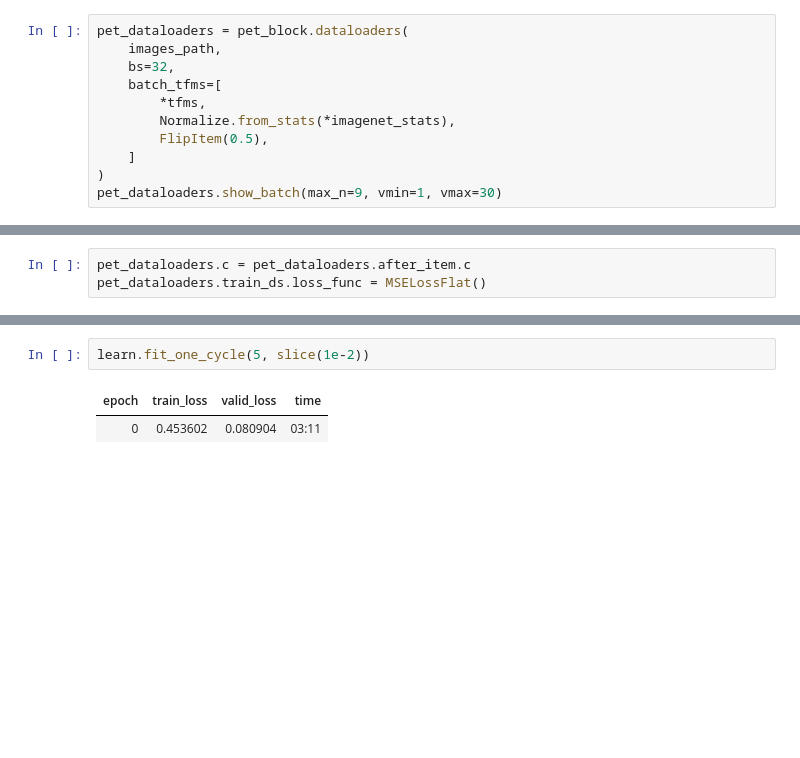
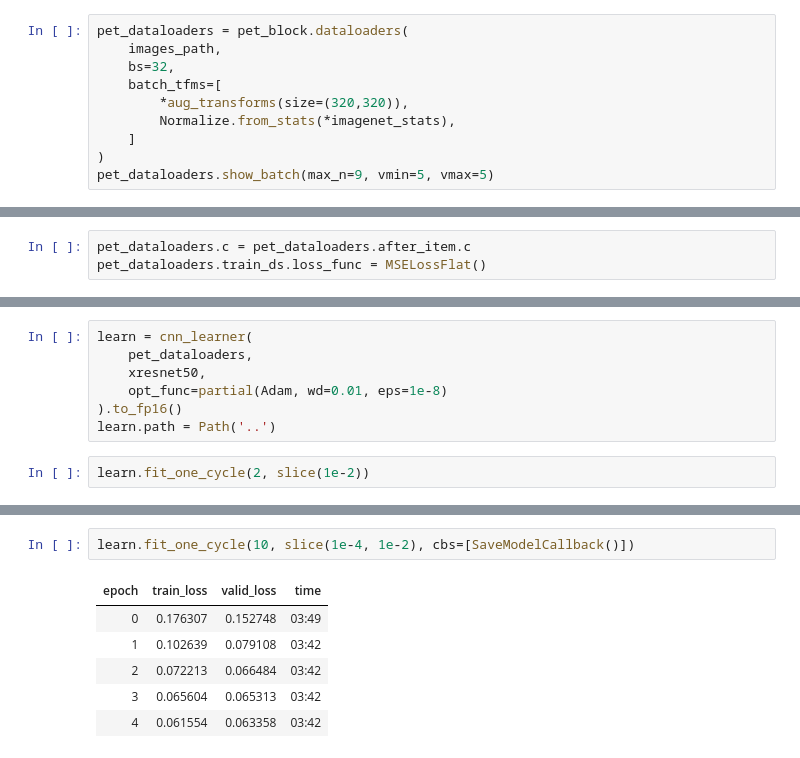
Before and after one commit to HenryDashwood/facial-features-detector, a Jupyter notebook: code/xresnet.ipynb, the cells around one changed output, grey strips where cells are left out. Drawn from its saved outputs; the diff is of its cells as text; blank space fills up the shorter version.

```diff
--- a/code/xresnet.ipynb
+++ b/code/xresnet.ipynb
@@ -48,10 +36,9 @@ pet_dataloaders = pet_block.dataloaders(
     images_path,
     bs=32,
     batch_tfms=[
-        *tfms,
+        *aug_transforms(size=(320,320)),
         Normalize.from_stats(*imagenet_stats),
-        FlipItem(0.5),
     ]
 )
-pet_dataloaders.show_batch(max_n=9, vmin=1, vmax=30)
+pet_dataloaders.show_batch(max_n=9, vmin=5, vmax=5)
 # %% [output]
@@ -63,0 +49,9 @@ learn = cnn_learner(pet_dataloaders, xresnet50)
+# %%
+learn = cnn_learner(
+    pet_dataloaders,
+    xresnet50,
+    opt_func=partial(Adam, wd=0.01, eps=1e-8)
+).to_fp16()
+learn.path = Path('..')
+# %%
+learn.fit_one_cycle(2, slice(1e-2))
@@ -69,6 +63,10 @@ learn.lr_find()
 # %%
-learn.fit_one_cycle(5, slice(1e-2))
+learn.fit_one_cycle(10, slice(1e-4, 1e-2), cbs=[SaveModelCallback()])
 # %% [output]
 | epoch | train_loss | valid_loss | time |
-| 0 | 0.453602 | 0.080904 | 03:11 |
+| 0 | 0.176307 | 0.152748 | 03:49 |
+| 1 | 0.102639 | 0.079108 | 03:42 |
+| 2 | 0.072213 | 0.066484 | 03:42 |
+| 3 | 0.065604 | 0.065313 | 03:42 |
+| 4 | 0.061554 | 0.063358 | 03:42 |
 # %%
```
Also changed, not shown: parts of 11 cells of this notebook.
